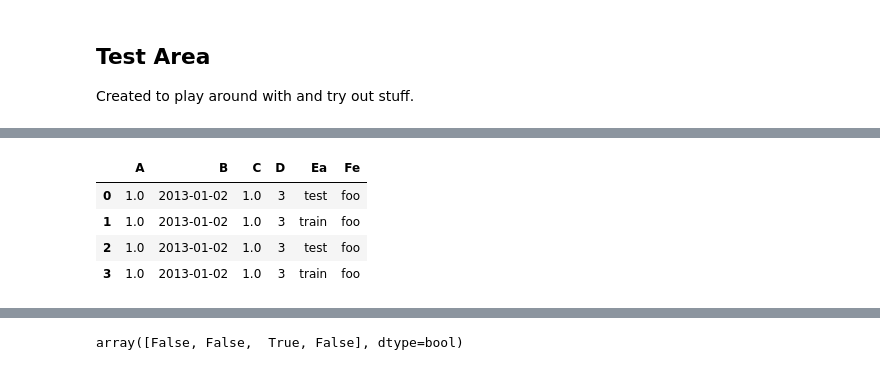
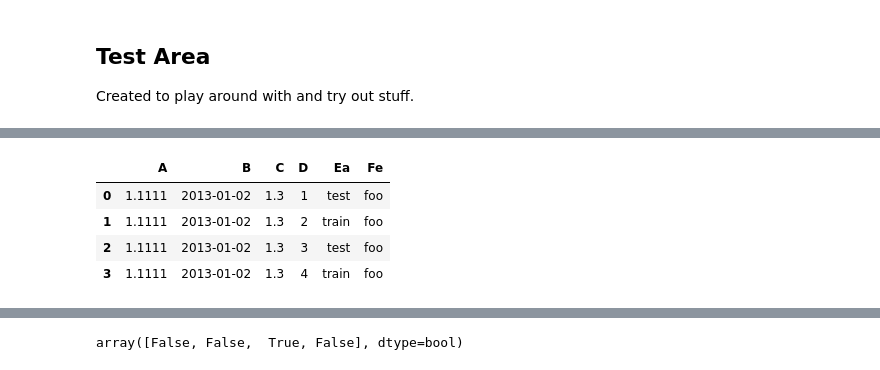
Before and after one commit to hringbauer/GPS-Cleaning-HZ, a Jupyter notebook: Antirrhinum Phase 1 Script.ipynb, the cells around one changed output, grey strips where cells are left out. Cells and saved outputs as stored; diff of their text form; code cells hidden in the pictures.

```diff
--- a/Antirrhinum Phase 1 Script.ipynb
+++ b/Antirrhinum Phase 1 Script.ipynb
@@ -310,15 +540,13 @@ Name: PlantID, dtype: object
 # %%
 # A test data frame created for playing around:
-
-test_df = pd.DataFrame({ 'A' : 1., 'B' : pd.Timestamp('20130102'), 'C' : pd.Series(1,index=list(range(4)),dtype='float32'),
-                                      'D' : np.array([3] * 4,dtype='int32'),
+test_df = pd.DataFrame({ 'A' : 1.1111, 'B' : pd.Timestamp('20130102'), 'C' : pd.Series(1.3,index=list(range(4)),dtype='float32'),
+                                      'D' : np.array([1,2,3,4],dtype='int32'),
                                       'Ea' : pd.Categorical(["test","train","test","train"]),
                                       'Fe' : 'foo' })
+test_df
+# %% [output]
+|  | A | B | C | D | Ea | Fe |
+| 0 | 1.1111 | 2013-01-02 | 1.3 | 1 | test | foo |
+| 1 | 1.1111 | 2013-01-02 | 1.3 | 2 | train | foo |
+| 2 | 1.1111 | 2013-01-02 | 1.3 | 3 | test | foo |
+| 3 | 1.1111 | 2013-01-02 | 1.3 | 4 | train | foo |
-# %%
-test_df
-# %% [output]
-|  | A | B | C | D | Ea | Fe |
-| 0 | 1.0 | 2013-01-02 | 1.0 | 3 | test | foo |
-| 1 | 1.0 | 2013-01-02 | 1.0 | 3 | train | foo |
-| 2 | 1.0 | 2013-01-02 | 1.0 | 3 | test | foo |
-| 3 | 1.0 | 2013-01-02 | 1.0 | 3 | train | foo |
```
Also changed, not shown: parts of 16 cells of this notebook, 1 other file.
